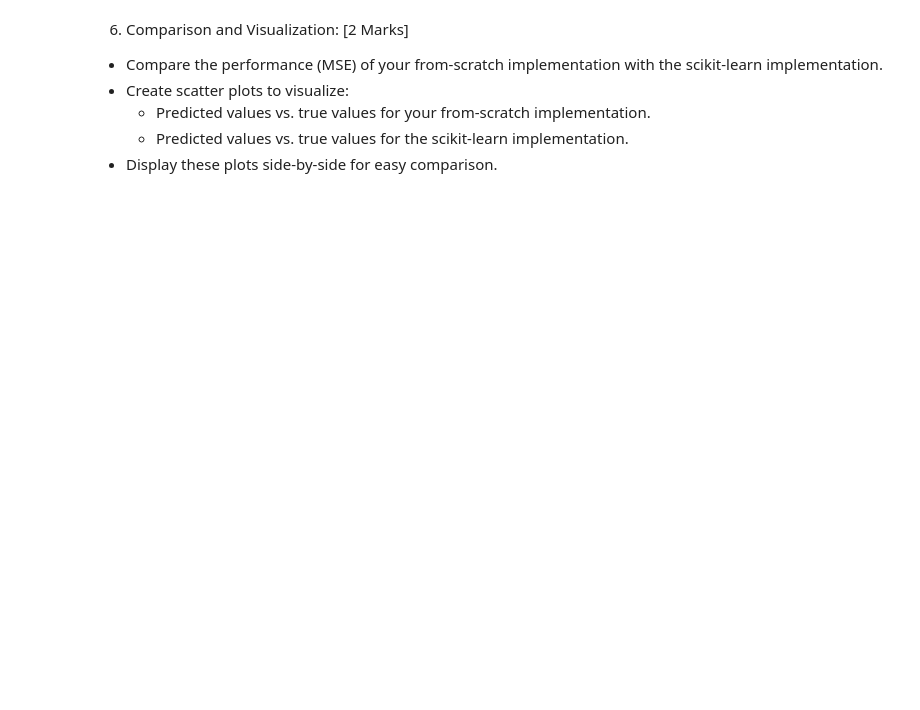
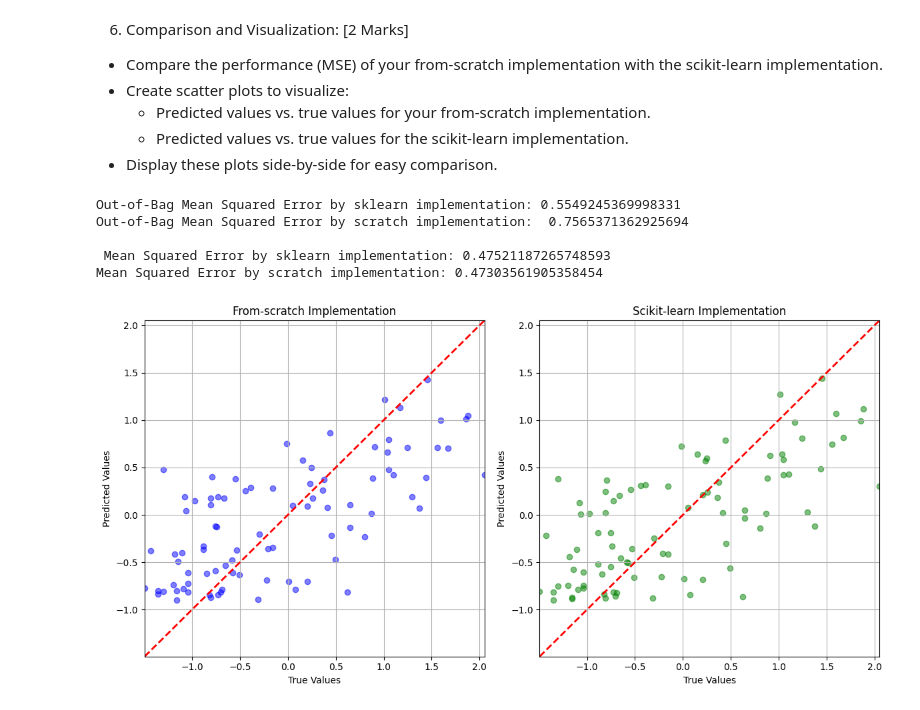
Before and after one commit to NehaKumari500092077/Machine-Learning-Lab, a Jupyter notebook: Session_9_Assignment.ipynb, the cells around one changed output. Saved outputs shown, nothing was run; the diff lists cells and outputs as text; code cells hidden in the pictures; blank space fills up the shorter version.

```diff
--- a/Session_9_Assignment.ipynb
+++ b/Session_9_Assignment.ipynb
@@ -230,20 +247,20 @@ def calculate_oob_error(X, y, forest):
 
     return oob_err  # Return the mean squared error as the OOB error
 # %%
+from sklearn.metrics import mean_absolute_error, mean_squared_error, r2_score
+
 # Create and train Random Forest with feature randomness
-rf = RandomForestRegression(no_of_trees=100, max_depth=5, max_features='sqrt')
+rf = RandomForestRegressionScratch(n_estimators=100, max_depth=5, max_features='sqrt')
 rf.fit(X_train, Y_train)
 
 # Calculate out-of-bag error
-oob_err = calculate_oob_error(X_train, Y_train, rf)
-print("Out-of-Bag Error:", oob_err)
+scratch_oob_mse = calculate_oob_error(X_train, Y_train, rf)
+print("Out-of-Bag Mean Squared Error by scratch implementation: ", scratch_oob_mse)
 
 # Predict on the test set
-Y_pred = rf.predict(X_test)
+Y_pred_scratch = rf.predict(X_test)
 
 # Calculate regression metrics
-from sklearn.metrics import mean_absolute_error, mean_squared_error, r2_score
-
-mean_squared_error = mean_squared_error(Y_test, Y_pred)  # Mean Squared Error
-print("Mean Squared Error by scratch implementation:", mean_squared_error)
+scratch_mse = mean_squared_error(Y_test, Y_pred_scratch)  # Mean Squared Error
+print("Mean Squared Error by scratch implementation:", scratch_mse)
 # %% [output]
@@ -316,3 +423,47 @@ if Feature 8 <= -0.02:
   * Predicted values vs. true values for your from-scratch implementation.
   * Predicted values vs. true values for the scikit-learn implementation.
 * Display these plots side-by-side for easy comparison.
+# %%
+print(f"Optimal number of trees (from-scratch): {best_no_of_tree_scratch}")
+print(f"Optimal number of trees (from-scratch): {best_no_of_tree_sklearn}")
+
+# Compare the performance (MSE) of your from-scratch implementation with the scikit-learn implementation.
+print("\nOut-of-Bag Mean Squared Error by sklearn implementation:", sklearn_oob_mse)
+print("Out-of-Bag Mean Squared Error by scratch implementation: ", scratch_oob_mse)
+
+print("\n Mean Squared Error by sklearn implementation:", sklearn_mse)
+print("Mean Squared Error by scratch implementation:", scratch_mse)
+# %% [output]
+Out-of-Bag Mean Squared Error by sklearn implementation: 0.5549245369998331
+Out-of-Bag Mean Squared Error by scratch implementation:  0.7565371362925694
+
+ Mean Squared Error by sklearn implementation: 0.47521187265748593
+Mean Squared Error by scratch implementation: 0.47303561905358454
+# %%
+# Create scatter plots
+fig, axes = plt.subplots(1, 2, figsize=(12, 6))
+
+# Scatter plot for from-scratch implementation
+axes[0].scatter(Y_test, Y_pred_scratch, color='blue', alpha=0.5)
+axes[0].plot([Y_test.min(), Y_test.max()], [Y_test.min(), Y_test.max()], 'r--', lw=2)  # Ideal line for perfect predictions
+axes[0].set_title('From-scratch Implementation')
+axes[0].set_xlabel('True Values')
+axes[0].set_ylabel('Predicted Values')
+axes[0].set_xlim([Y_test.min(), Y_test.max()])
+axes[0].set_ylim([Y_test.min(), Y_test.max()])
+axes[0].grid(True)
+
+# Scatter plot for scikit-learn implementation
+axes[1].scatter(Y_test, Y_pred_sklearn, color='green', alpha=0.5)
+axes[1].plot([Y_test.min(), Y_test.max()], [Y_test.min(), Y_test.max()], 'r--', lw=2)  # Ideal line for perfect predictions
+axes[1].set_title('Scikit-learn Implementation')
+axes[1].set_xlabel('True Values')
+axes[1].set_ylabel('Predicted Values')
+axes[1].set_xlim([Y_test.min(), Y_test.max()])
+axes[1].set_ylim([Y_test.min(), Y_test.max()])
+axes[1].grid(True)
+
+plt.tight_layout()
+plt.show()
+# %% [output]
+[figure, added]
```
Also changed, not shown: parts of 7 cells of this notebook.
